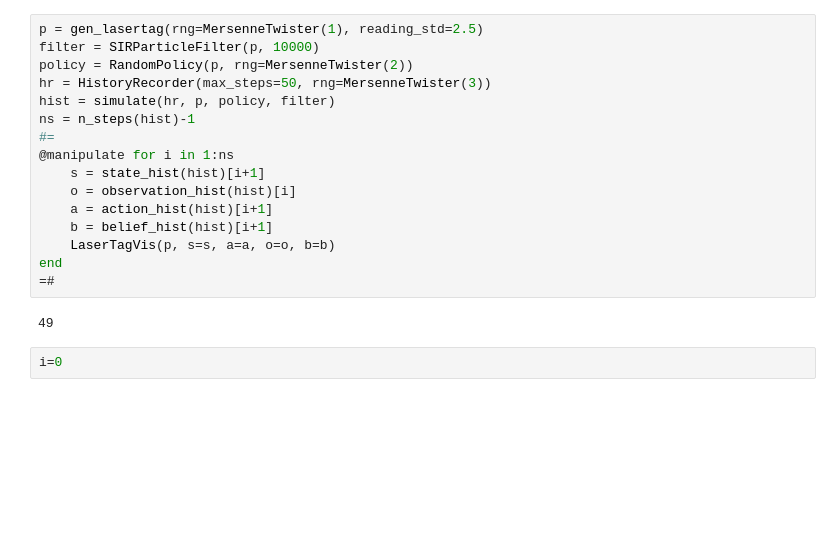
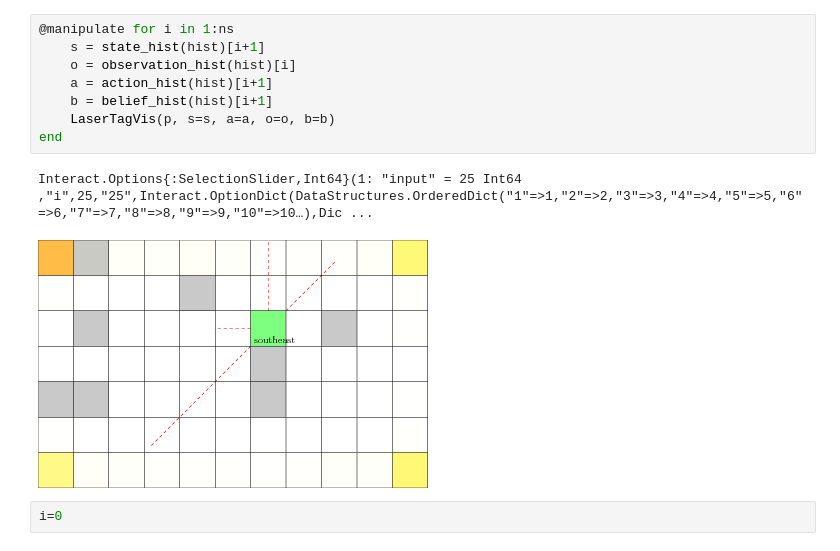
Before and after one commit to JuliaPOMDP/LaserTag.jl, a Jupyter notebook: notebook/Visualization.ipynb, the cells around one changed output. Cells and saved outputs as stored; diff of their text form; blank space fills up the shorter version.

```diff
--- a/notebook/Visualization.ipynb
+++ b/notebook/Visualization.ipynb
@@ -16,21 +28,14 @@ LaserTagVis(p, s=initial_state(p, Base.GLOBAL_RNG), b=b)
 # %%
-p = gen_lasertag(rng=MersenneTwister(1), reading_std=2.5)
-filter = SIRParticleFilter(p, 10000)
-policy = RandomPolicy(p, rng=MersenneTwister(2))
-hr = HistoryRecorder(max_steps=50, rng=MersenneTwister(3))
-hist = simulate(hr, p, policy, filter)
-ns = n_steps(hist)-1
-#=
 @manipulate for i in 1:ns
     s = state_hist(hist)[i+1]
     o = observation_hist(hist)[i]
     a = action_hist(hist)[i+1]
     b = belief_hist(hist)[i+1]
     LaserTagVis(p, s=s, a=a, o=o, b=b)
 end
-=#
 # %% [output]
-49
+Interact.Options{:SelectionSlider,Int64}(1: "input" = 25 Int64 ,"i",25,"25",Interact.OptionDict(DataStructures.OrderedDict("1"=>1,"2"=>2,"3"=>3,"4"=>4,"5"=>5,"6"=>6,"7"=>7,"8"=>8,"9"=>9,"10"=>10…),Dic ...
+[figure, added]
 # %%
 i=0
 # %% [output]
```
Also changed, not shown: parts of 3 cells of this notebook, 2 other files.
